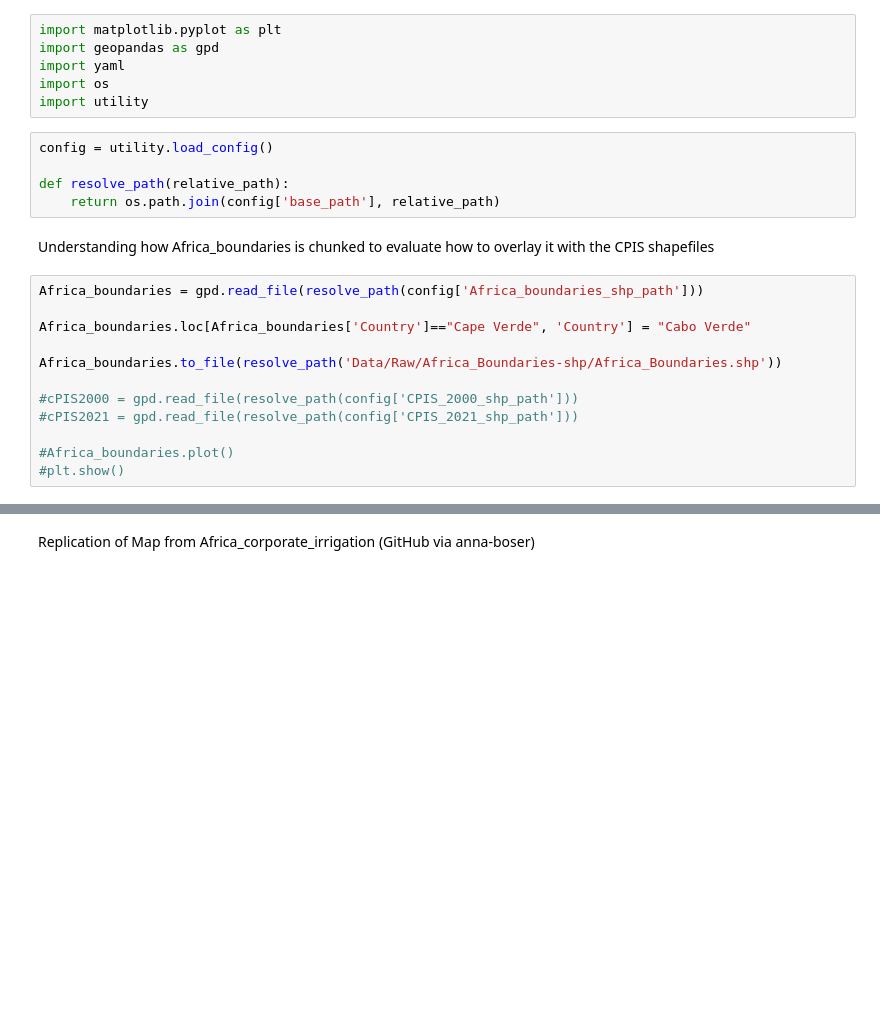
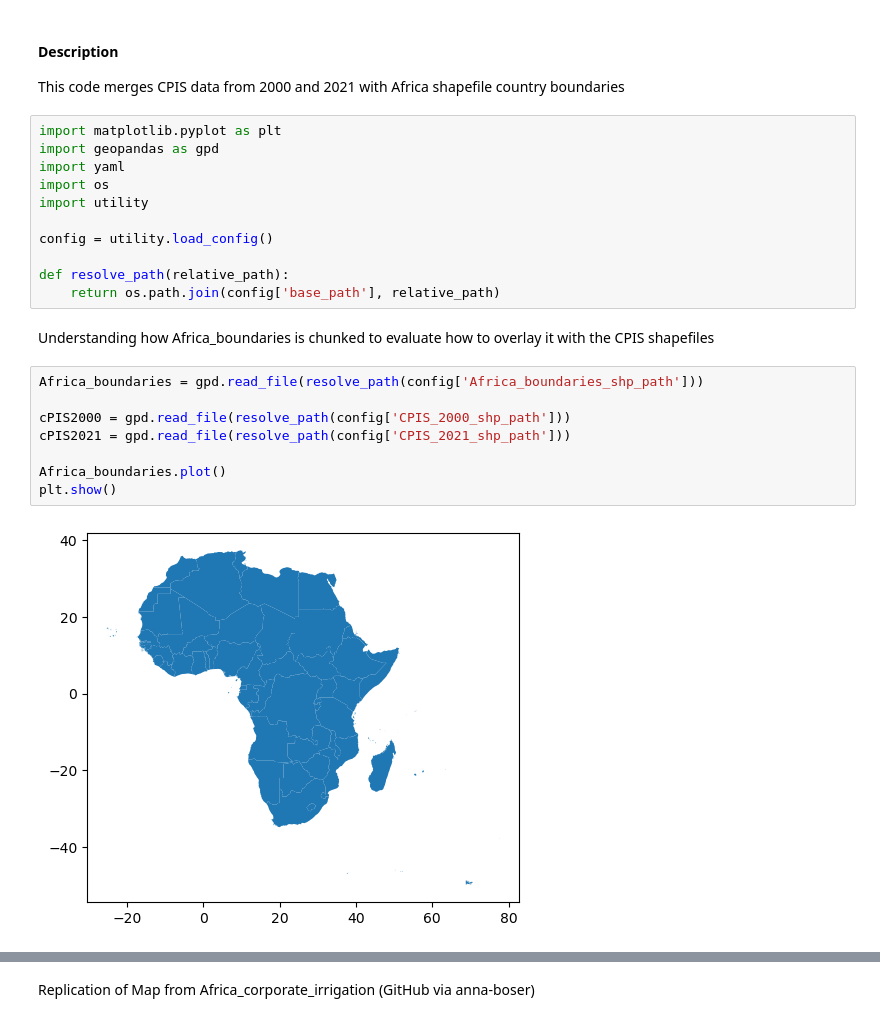
Before and after one commit to rellimylime/Africa_Irrigation, a Jupyter notebook: Code/0_process_data/1_CPIS_by_country.ipynb, the cells around one changed output, grey strips where cells are left out. Cells and saved outputs as stored; diff of their text form; blank space fills up the shorter version.

Commit message:
Added Description

```diff
--- a/Code/0_process_data/1_CPIS_by_country.ipynb
+++ b/Code/0_process_data/1_CPIS_by_country.ipynb
@@ -1,25 +1,26 @@
+# %% [markdown]
+#### Description
+This code merges CPIS data from 2000 and 2021 with Africa shapefile country boundaries
 # %%
 import matplotlib.pyplot as plt
 import geopandas as gpd
 import yaml
 import os
 import utility
+
+config = utility.load_config()
+
+def resolve_path(relative_path):
+    return os.path.join(config['base_path'], relative_path)
-# %%
-config = utility.load_config()
-
-def resolve_path(relative_path):
-    return os.path.join(config['base_path'], relative_path)
 # %% [markdown]
 Understanding how Africa_boundaries is chunked to evaluate how to overlay it with the CPIS shapefiles
 # %%
 Africa_boundaries = gpd.read_file(resolve_path(config['Africa_boundaries_shp_path']))
 
-Africa_boundaries.loc[Africa_boundaries['Country']=="Cape Verde", 'Country'] = "Cabo Verde"
+cPIS2000 = gpd.read_file(resolve_path(config['CPIS_2000_shp_path']))
+cPIS2021 = gpd.read_file(resolve_path(config['CPIS_2021_shp_path']))
 
-Africa_boundaries.to_file(resolve_path('Data/Raw/Africa_Boundaries-shp/Africa_Boundaries.shp'))
-
-#cPIS2000 = gpd.read_file(resolve_path(config['CPIS_2000_shp_path']))
-#cPIS2021 = gpd.read_file(resolve_path(config['CPIS_2021_shp_path']))
-
-#Africa_boundaries.plot()
-#plt.show()
+Africa_boundaries.plot()
+plt.show()
+# %% [output]
+[figure, added]
```
Also changed, not shown: parts of 6 cells of this notebook, 5 other files.
